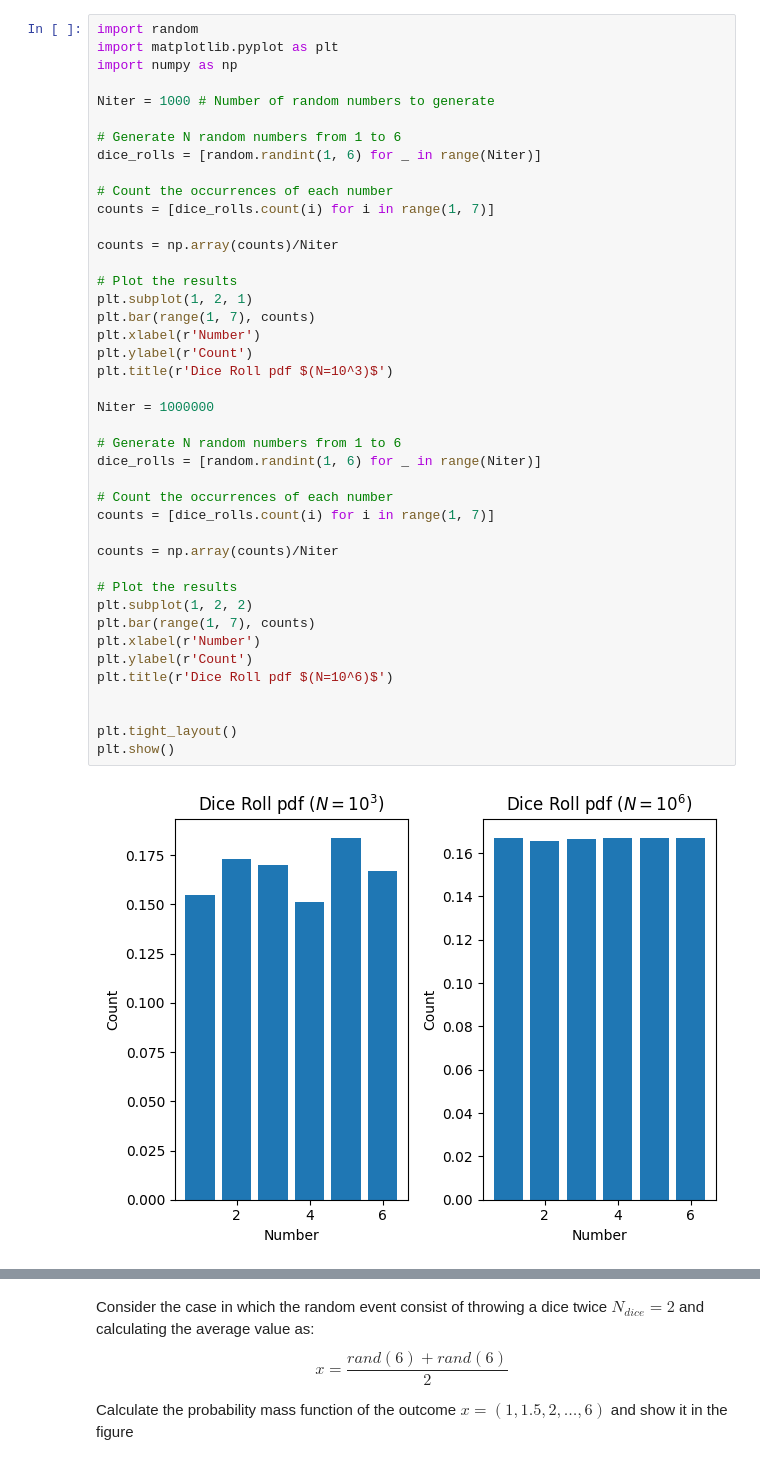
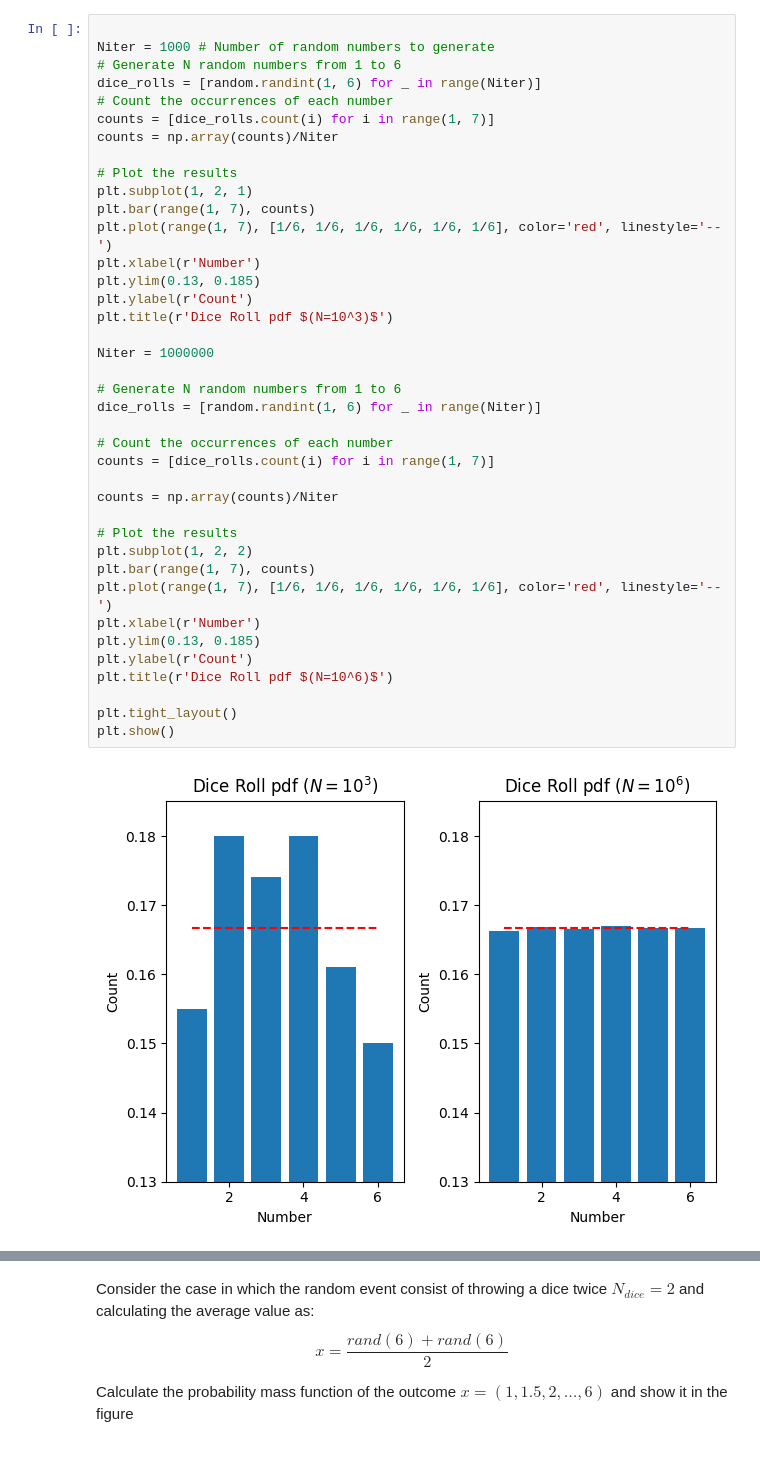
Before and after one commit to giacomocalabria/Stochastic-Methods-UPC, a Jupyter notebook: W1/Untitled-1.ipynb, the cells around one changed output, grey strips where cells are left out. Drawn from its saved outputs; the diff is of its cells as text.

```diff
--- a/W1/Untitled-1.ipynb
+++ b/W1/Untitled-1.ipynb
@@ -3,47 +9,44 @@ Considering the problem of throwing dice multiple times and calculating the resu
 
 Plot the distribution function of a dice $x=(1,\dots,6)$. The probability mass function is given by $p(x)=1/6$ for $x=1,\dots,6$. Using a random number generator, we can simulate the dice roll and plot the distribution function and compare it with the theoretical distribution function which is a uniform distribution.
 # %%
-import random
-import matplotlib.pyplot as plt
-import numpy as np
 
 Niter = 1000 # Number of random numbers to generate
-
 # Generate N random numbers from 1 to 6
 dice_rolls = [random.randint(1, 6) for _ in range(Niter)]
-
 # Count the occurrences of each number
 counts = [dice_rolls.count(i) for i in range(1, 7)]
-
 counts = np.array(counts)/Niter
 
 # Plot the results
 plt.subplot(1, 2, 1)
 plt.bar(range(1, 7), counts)
+plt.plot(range(1, 7), [1/6, 1/6, 1/6, 1/6, 1/6, 1/6], color='red', linestyle='--')
 plt.xlabel(r'Number')
+plt.ylim(0.13, 0.185)
 plt.ylabel(r'Count')
 plt.title(r'Dice Roll pdf $(N=10^3)$')
 
 Niter = 1000000
 
 # Generate N random numbers from 1 to 6
 dice_rolls = [random.randint(1, 6) for _ in range(Niter)]
 
 # Count the occurrences of each number
 counts = [dice_rolls.count(i) for i in range(1, 7)]
 
 counts = np.array(counts)/Niter
 
 # Plot the results
 plt.subplot(1, 2, 2)
 plt.bar(range(1, 7), counts)
+plt.plot(range(1, 7), [1/6, 1/6, 1/6, 1/6, 1/6, 1/6], color='red', linestyle='--')
 plt.xlabel(r'Number')
+plt.ylim(0.13, 0.185)
 plt.ylabel(r'Count')
 plt.title(r'Dice Roll pdf $(N=10^6)$')
 
-
 plt.tight_layout()
 plt.show()
 # %% [output]
-[figure, old version]
+[figure, new version]
 # %% [markdown]
```
Also changed, not shown: parts of 10 cells of this notebook, 2 other files.
